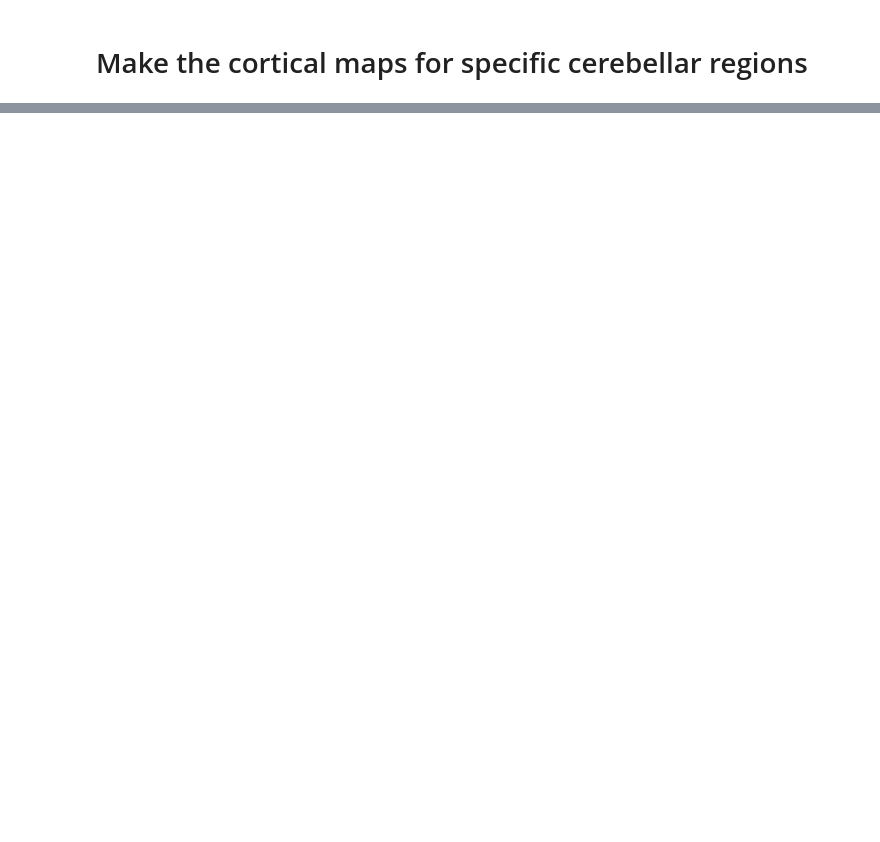
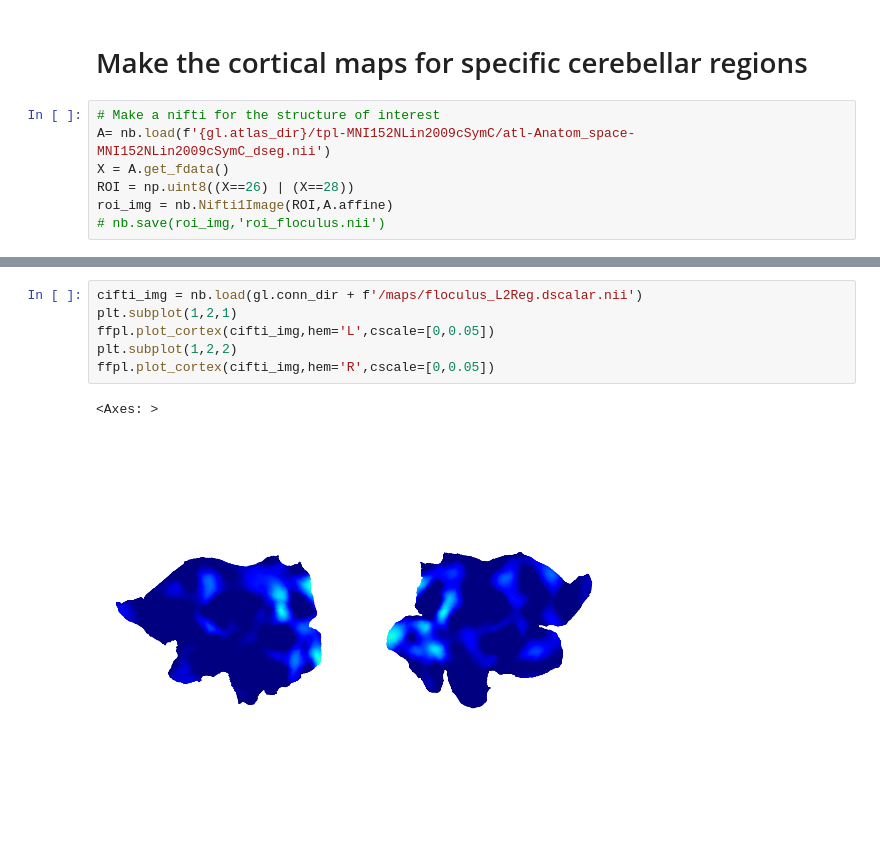
Before and after one commit to DiedrichsenLab/cortico_cereb_connectivity, a Jupyter notebook: notebooks/5. Model_description/connectivity_weights_on_cortex.ipynb, the cells around one changed output, grey strips where cells are left out. Cells and saved outputs as stored; diff of their text form; blank space fills up the shorter version.

```diff
--- a/notebooks/5. Model_description/connectivity_weights_on_cortex.ipynb
+++ b/notebooks/5. Model_description/connectivity_weights_on_cortex.ipynb
@@ -62,2 +62,9 @@ ffpl.plot_cortex(cifti_img,hem='R',cscale=[0,0.05])
 # %% [markdown]
 # Make the cortical maps for specific cerebellar regions
+# %%
+# Make a nifti for the structure of interest
+A= nb.load(f'{gl.atlas_dir}/tpl-MNI152NLin2009cSymC/atl-Anatom_space-MNI152NLin2009cSymC_dseg.nii')
+X = A.get_fdata()
+ROI = np.uint8((X==26) | (X==28))
+roi_img = nb.Nifti1Image(ROI,A.affine)
+# nb.save(roi_img,'roi_floculus.nii')
@@ -63,0 +83,9 @@ ffpl.plot_cortex(cifti_img,hem='R',cscale=[0,0.05])
+# %%
+cifti_img = nb.load(gl.conn_dir + f'/maps/floculus_L2Reg.dscalar.nii')
+plt.subplot(1,2,1)
+ffpl.plot_cortex(cifti_img,hem='L',cscale=[0,0.05])
+plt.subplot(1,2,2)
+ffpl.plot_cortex(cifti_img,hem='R',cscale=[0,0.05])
+# %% [output]
+<Axes: >
+[figure, added]
```
Also changed, not shown: parts of 5 cells of this notebook, 9 other files.
